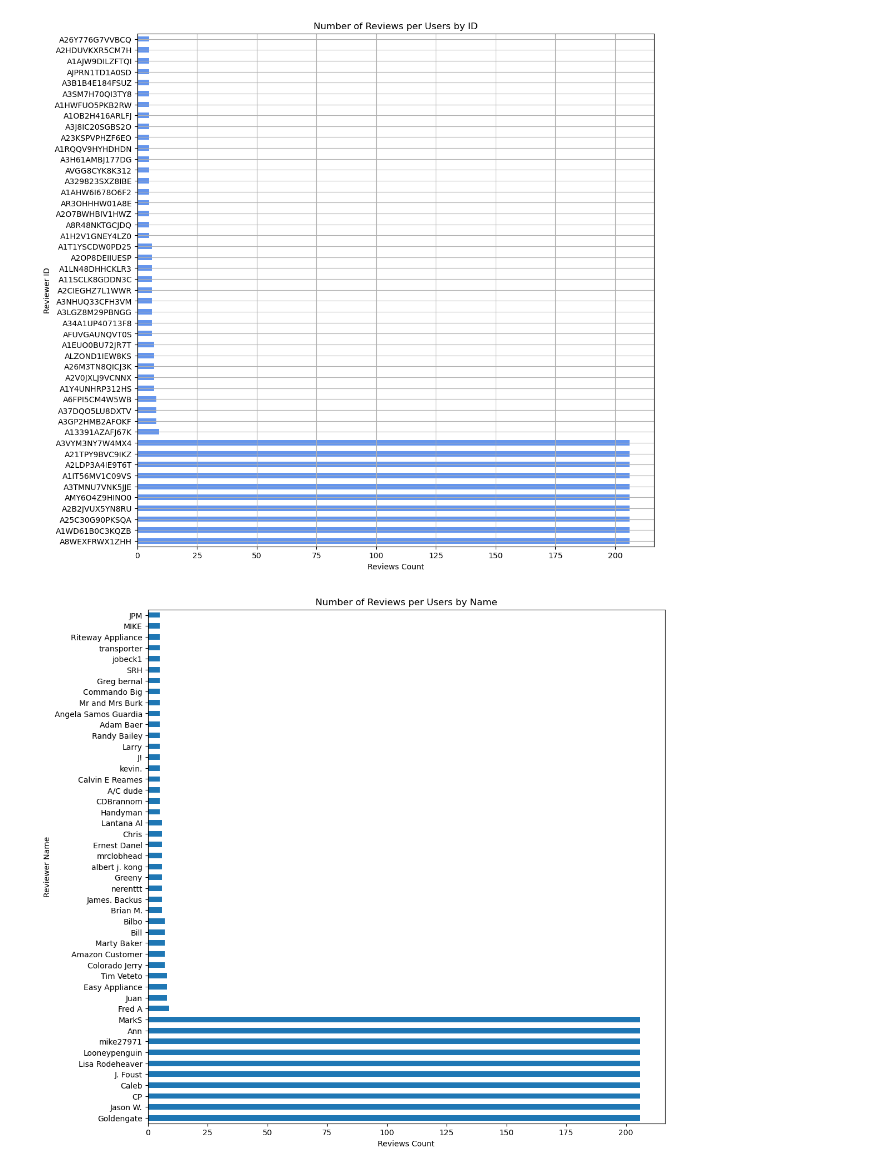
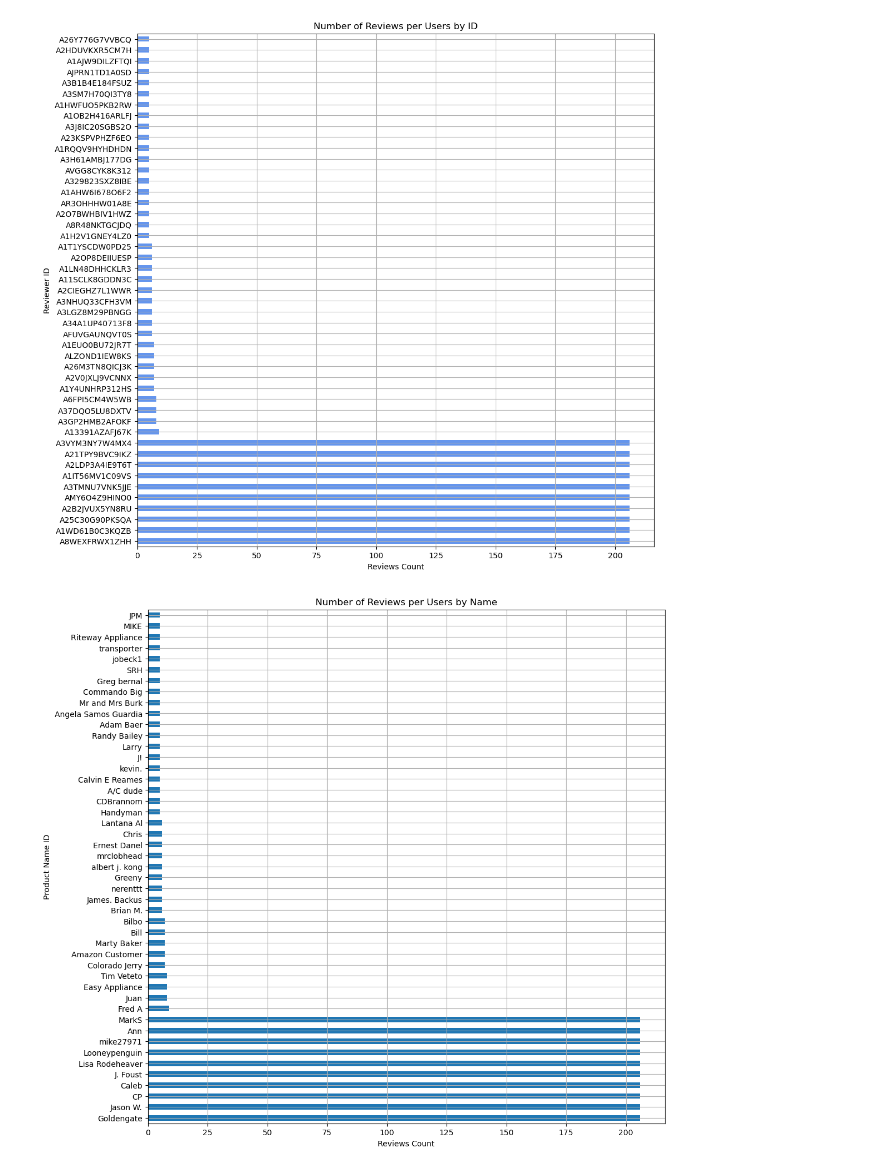
Before and after one commit to rolandjosephb/Comp262-Group3, a Jupyter notebook: Group 3.ipynb, the cells around one changed output. Cells and saved outputs as stored; diff of their text form; code cells hidden in the pictures.

```diff
--- a/Group 3.ipynb
+++ b/Group 3.ipynb
@@ -326,12 +325,13 @@ plt.show()
 # %% [output]
 [figure]
 # %%
-# number of reviews per product
+# number of User reviews
 plt.figure(figsize=(12, 12))
 df['reviewerName'].value_counts().plot(kind='barh')
 plt.title('Number of Reviews per Users by Name')
-plt.ylabel('Reviewer Name')
+plt.ylabel('Product Name ID')
 plt.xlabel('Reviews Count')
+plt.grid( linestyle='solid', alpha=1)
 plt.show()
 # %% [output]
-[figure, old version]
+[figure, new version]
```
Also changed, not shown: parts of 19 cells of this notebook.
